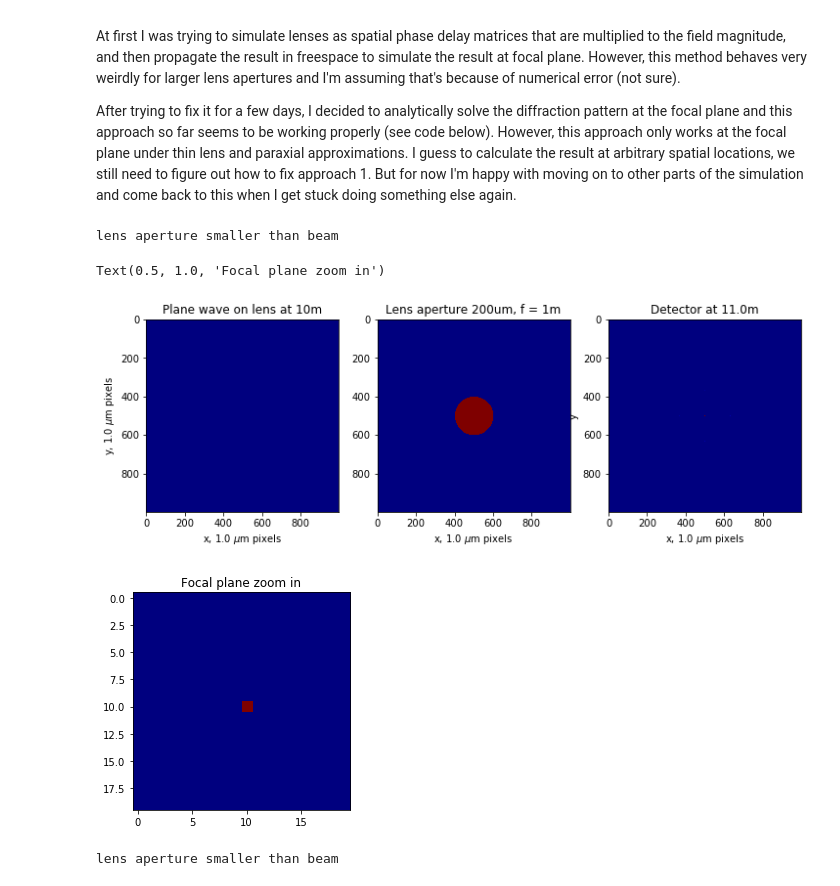
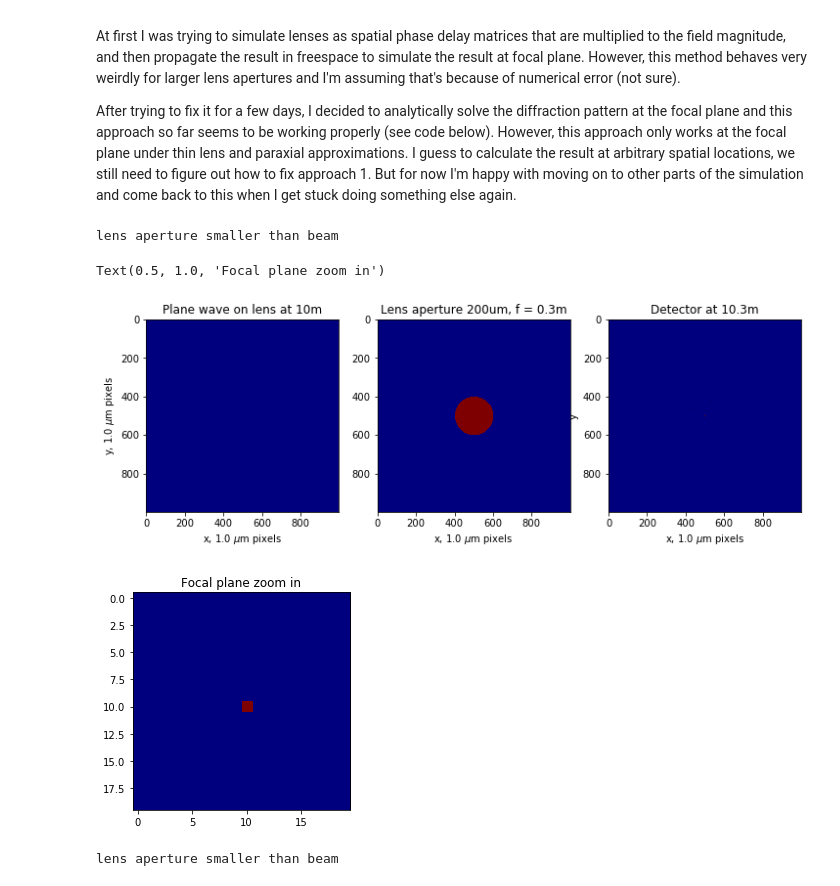
Before and after one commit to nanw0321/SRW_Mono, a Jupyter notebook: Gaussian Beam Propagation.ipynb, the cells around one changed output. Drawn from its saved outputs; the diff is of its cells as text; code cells hidden in the pictures.

```diff
--- a/Gaussian Beam Propagation.ipynb
+++ b/Gaussian Beam Propagation.ipynb
@@ -83,7 +83,7 @@ k = omega/c
 # lens
 lens_z = 10.
 r = 100       # um
-f = 1
+f = 0.3
 
 # detector
 det_z = lens_z+f
@@ -96,34 +96,34 @@ beam_det = Drift(beam_lens,x,y,wavelength,det_z-lens_z)
 ''' Plot '''
 dx = x[0,1] - x[0,0]
 plt.figure(figsize=(12,6))
 plt.subplot(1,3,1)
 plt.imshow(Ibeam(beam_plane),cmap='jet')
 plt.xlabel('x, {} $\mu$m pixels'.format(round(dx*1e6,3)))
 plt.ylabel('y, {} $\mu$m pixels'.format(round(dx*1e6,3)))
 plt.title('Plane wave on lens at {}m'.format(slit_z))
 
 plt.subplot(1,3,2)
 plt.imshow(Ibeam(beam_lens),cmap='jet')
 plt.xlabel('x, {} $\mu$m pixels'.format(round(dx*1e6,3)))
 plt.title(r'Lens aperture {}um, f = {}m'.format(r*2,f))
 
 # plot drift
 plt.subplot(1,3,3)
 plt.imshow(Ibeam(beam_det),cmap='jet')
 #plt.colorbar()
 plt.xlabel('x')
 plt.ylabel('y')
 #plt.title('detector {}m away'.format(detz-slitz))
 plt.title('Detector at {}m'.format(round(det_z,4)))
 plt.xlabel('x, {} $\mu$m pixels'.format(round(dx*1e6,3)))
 
 plt.figure()
 plt.imshow(Ibeam(beam_det)[490:510,490:510],cmap='jet')
 plt.title('Focal plane zoom in')
 # %% [output]
 lens aperture smaller than beam
 Text(0.5, 1.0, 'Focal plane zoom in')
-[figure, old version]
+[figure, new version]
 [figure]
 # %%
 # lens as phase shifter
```
Also changed, not shown: parts of 1 cell of this notebook, 1 other file.
